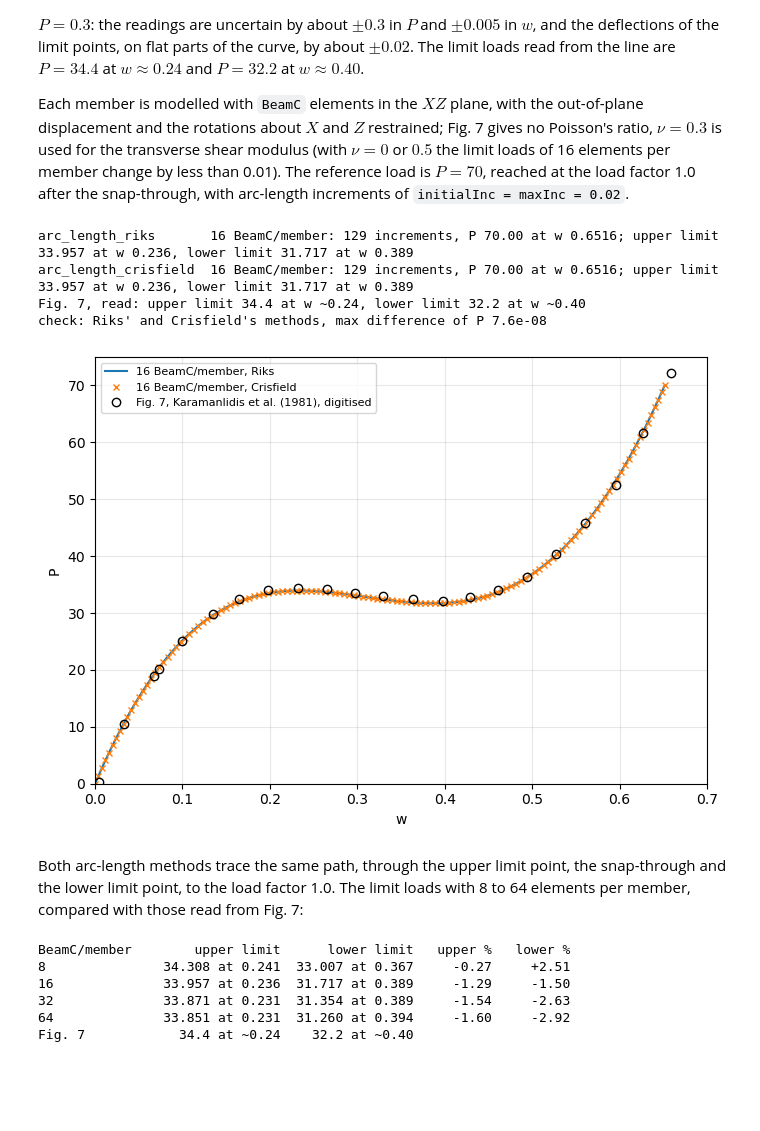
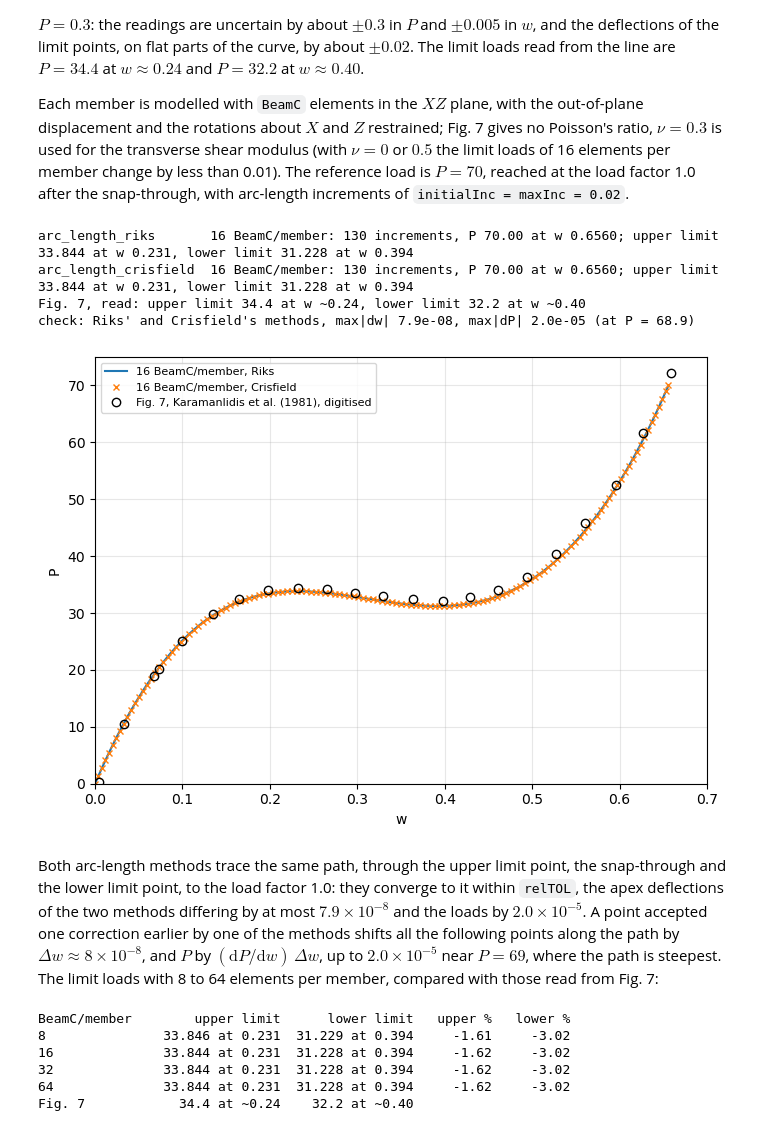
Before and after one commit to saullocastro/pyfe3d, a Jupyter notebook: doc/source/tut-nonlinear-benchmarks.ipynb, the cells around one changed output. Saved outputs shown, nothing was run; the diff lists cells and outputs as text; code cells hidden in the pictures; blank space fills up the shorter version.

```diff
--- a/doc/source/tut-nonlinear-benchmarks.ipynb
+++ b/doc/source/tut-nonlinear-benchmarks.ipynb
@@ -136,7 +137,7 @@ for ax, label, exact, vk, quad, beam, table in [
     ax.plot(exact, mm, 'k-', lw=1.5, label='exact')
     ax.plot(table, TABLE_3A_EXACT[:, 0], 'ko', mfc='none',
             label='Table 3a, Sze et al. (2004)')
-    ax.plot(vk, mm, 'C0--', lw=1.5, label='von Karman')
+    ax.plot(vk, mm, 'C0--', lw=1.5, label='von Kármán')
     ax.plot(quad, m, 'C0s', ms=5, label='16x1 Quad4R')
     ax.plot(beam, mb, 'C1^-', ms=5, label='16 BeamC')
     ax.set_xlabel(label)
@@ -722,44 +731,55 @@ def toggle_limit_points(P, w):
     return (P[i], w[i]), (P[j], w[j])
 
 
 paths = {}
 for method in ['arc_length_riks', 'arc_length_crisfield']:
     P, w = run_toggle_frame(16, method)
     paths[method] = P, w
     (Pa, wa), (Pb, wb) = toggle_limit_points(P, w)
     print('%-21s 16 BeamC/member: %d increments, P %.2f at w %.4f; upper '
           'limit %.3f at w %.3f, lower limit %.3f at w %.3f'
           % (method, len(P) - 1, P[-1], w[-1], Pa, wa, Pb, wb))
 print('Fig. 7, read: upper limit %.1f at w ~0.24, lower limit %.1f at w '
       '~0.40' % (FIG7_UPPER, FIG7_LOWER))
 P, w = paths['arc_length_riks']
-Pc = paths['arc_length_crisfield'][0]
-print("check: Riks' and Crisfield's methods, max difference of P %.1e"
-      % np.abs(P - Pc).max())
+Pc, wc = paths['arc_length_crisfield']
+assert P.size == Pc.size
+dw = np.abs(w - wc).max()
+dP = np.abs(P - Pc).max()
+print("check: Riks' and Crisfield's methods, max|dw| %.1e, max|dP| %.1e "
+      "(at P = %.1f)" % (dw, dP, P[np.argmax(np.abs(P - Pc))]))
+assert dw < 1e-6 and dP < 5e-4
 
 fig, ax = plt.subplots(figsize=(7, 5))
 ax.plot(w, P, 'C0-', lw=1.5, label="16 BeamC/member, Riks")
-ax.plot(paths['arc_length_crisfield'][1], Pc, 'C1x', ms=4,
+ax.plot(wc, Pc, 'C1x', ms=4,
         label="16 BeamC/member, Crisfield")
 ax.plot(FIG7_W_P[:, 0], FIG7_W_P[:, 1], 'ko', mfc='none',
         label='Fig. 7, Karamanlidis et al. (1981), digitised')
 ax.set_xlabel('w')
 ax.set_ylabel('P')
 ax.set_xlim(0, 0.7)
 ax.set_ylim(0, 75)
 ax.grid(True, alpha=0.3)
 ax.legend(fontsize=8, loc='upper left')
 plt.tight_layout()
 plt.show()
 # %% [output]
-arc_length_riks       16 BeamC/member: 129 increments, P 70.00 at w 0.6516; upper limit 33.957 at w 0.236, lower limit 31.717 at w 0.389
-arc_length_crisfield  16 BeamC/member: 129 increments, P 70.00 at w 0.6516; upper limit 33.957 at w 0.236, lower limit 31.717 at w 0.389
+arc_length_riks       16 BeamC/member: 130 increments, P 70.00 at w 0.6560; upper limit 33.844 at w 0.231, lower limit 31.228 at w 0.394
+arc_length_crisfield  16 BeamC/member: 130 increments, P 70.00 at w 0.6560; upper limit 33.844 at w 0.231, lower limit 31.228 at w 0.394
 Fig. 7, read: upper limit 34.4 at w ~0.24, lower limit 32.2 at w ~0.40
-check: Riks' and Crisfield's methods, max difference of P 7.6e-08
+check: Riks' and Crisfield's methods, max|dw| 7.9e-08, max|dP| 2.0e-05 (at P = 68.9)
-[figure, old version]
+[figure, new version]
 # %% [markdown]
 Both arc-length methods trace the same path, through the upper limit point,
-the snap-through and the lower limit point, to the load factor 1.0. The
+the snap-through and the lower limit point, to the load factor 1.0: they
+converge to it within `relTOL`, the apex deflections of the two methods
+differing by at most $7.9 \times 10^{-8}$ and the loads by
+$2.0 \times 10^{-5}$. A point accepted one correction earlier by one of the
+methods shifts all the following points along the path by
+$\Delta w \approx 8 \times 10^{-8}$, and $P$ by
+$(\mathrm{d}P/\mathrm{d}w) \, \Delta w$, up to $2.0 \times 10^{-5}$ near
+$P = 69$, where the path is steepest. The
 limit loads with 8 to 64 elements per member, compared with those read from
 Fig. 7:
 # %%
@@ -776,9 +796,9 @@ print('%-14s %7.1f at %5s %7.1f at %5s' % ('Fig. 7', FIG7_UPPER, '~0.24',
                                           FIG7_LOWER, '~0.40'))
 # %% [output]
 BeamC/member        upper limit      lower limit   upper %   lower %
-8               34.308 at 0.241  33.007 at 0.367     -0.27     +2.51
-16              33.957 at 0.236  31.717 at 0.389     -1.29     -1.50
-32              33.871 at 0.231  31.354 at 0.389     -1.54     -2.63
-64              33.851 at 0.231  31.260 at 0.394     -1.60     -2.92
+8               33.846 at 0.231  31.229 at 0.394     -1.61     -3.02
+16              33.844 at 0.231  31.228 at 0.394     -1.62     -3.02
+32              33.844 at 0.231  31.228 at 0.394     -1.62     -3.02
+64              33.844 at 0.231  31.228 at 0.394     -1.62     -3.02
 Fig. 7            34.4 at ~0.24    32.2 at ~0.40
 # %% [markdown]
```
Also changed, not shown: parts of 9 cells of this notebook, 15 other files.
